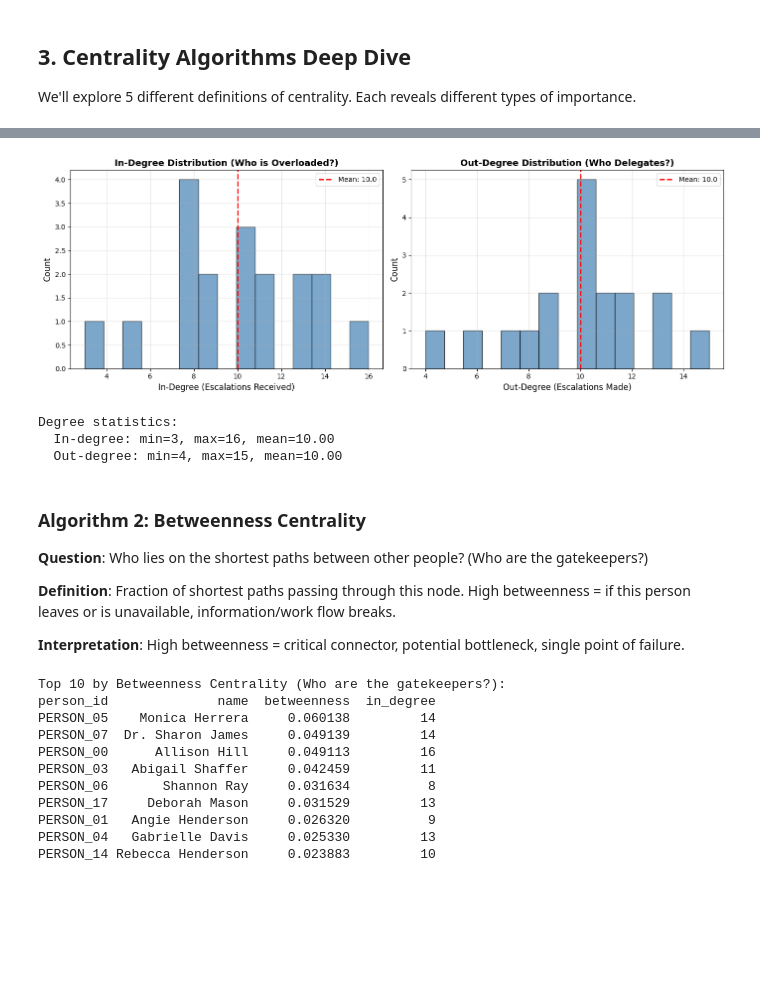
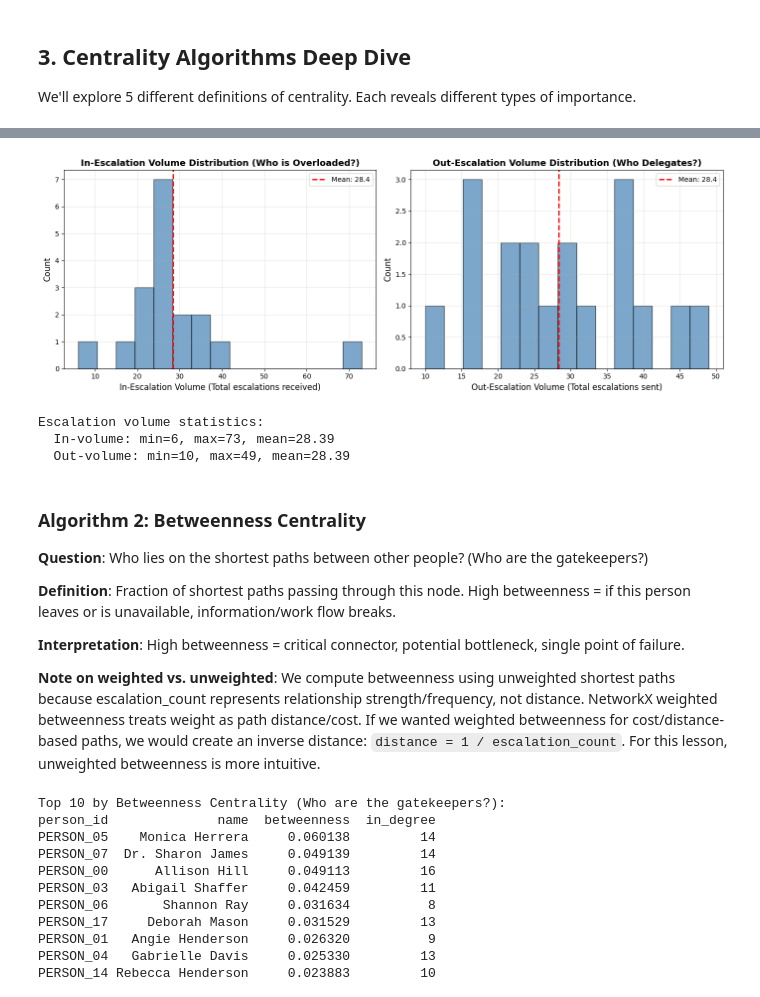
Before and after one commit to marekkucak/graph-analysis-course, a Jupyter notebook: notebooks/04_centrality_algorithms.ipynb, the cells around one changed output, grey strips where cells are left out. Drawn from its saved outputs; the diff is of its cells as text; code cells hidden in the pictures; blank space fills up the shorter version.

```diff
--- a/notebooks/04_centrality_algorithms.ipynb
+++ b/notebooks/04_centrality_algorithms.ipynb
@@ -255,38 +277,38 @@ PERSON_00     Allison Hill         16          10
 # %%
-# Visualize in-degree distribution
+# Visualize escalation volume distribution
 fig, axes = plt.subplots(1, 2, figsize=(14, 5))
 
-# In-degree histogram
-in_degrees = list(in_degree_count.values())
-axes[0].hist(in_degrees, bins=15, color='steelblue', edgecolor='black', alpha=0.7)
-axes[0].axvline(np.mean(in_degrees), color='red', linestyle='--', linewidth=2, label=f'Mean: {np.mean(in_degrees):.1f}')
-axes[0].set_xlabel('In-Degree (Escalations Received)', fontsize=12)
+# In-escalation volume histogram
+in_volumes = list(in_escalation_volume.values())
+axes[0].hist(in_volumes, bins=15, color='steelblue', edgecolor='black', alpha=0.7)
+axes[0].axvline(np.mean(in_volumes), color='red', linestyle='--', linewidth=2, label=f'Mean: {np.mean(in_volumes):.1f}')
+axes[0].set_xlabel('In-Escalation Volume (Total escalations received)', fontsize=12)
 axes[0].set_ylabel('Count', fontsize=12)
-axes[0].set_title('In-Degree Distribution (Who is Overloaded?)', fontsize=13, fontweight='bold')
+axes[0].set_title('In-Escalation Volume Distribution (Who is Overloaded?)', fontsize=13, fontweight='bold')
 axes[0].legend()
 axes[0].grid(True, alpha=0.3)
 
-# Out-degree histogram
-out_degrees = list(out_degree_count.values())
-axes[1].hist(out_degrees, bins=15, color='steelblue', edgecolor='black', alpha=0.7)
-axes[1].axvline(np.mean(out_degrees), color='red', linestyle='--', linewidth=2, label=f'Mean: {np.mean(out_degrees):.1f}')
-axes[1].set_xlabel('Out-Degree (Escalations Made)', fontsize=12)
+# Out-escalation volume histogram
+out_volumes = list(out_escalation_volume.values())
+axes[1].hist(out_volumes, bins=15, color='steelblue', edgecolor='black', alpha=0.7)
+axes[1].axvline(np.mean(out_volumes), color='red', linestyle='--', linewidth=2, label=f'Mean: {np.mean(out_volumes):.1f}')
+axes[1].set_xlabel('Out-Escalation Volume (Total escalations sent)', fontsize=12)
 axes[1].set_ylabel('Count', fontsize=12)
-axes[1].set_title('Out-Degree Distribution (Who Delegates?)', fontsize=13, fontweight='bold')
+axes[1].set_title('Out-Escalation Volume Distribution (Who Delegates?)', fontsize=13, fontweight='bold')
 axes[1].legend()
 axes[1].grid(True, alpha=0.3)
 
 plt.tight_layout()
 plt.show()
 
-print(f"Degree statistics:")
-print(f"  In-degree: min={min(in_degrees)}, max={max(in_degrees)}, mean={np.mean(in_degrees):.2f}")
-print(f"  Out-degree: min={min(out_degrees)}, max={max(out_degrees)}, mean={np.mean(out_degrees):.2f}")
+print(f"Escalation volume statistics:")
+print(f"  In-volume: min={min(in_volumes)}, max={max(in_volumes)}, mean={np.mean(in_volumes):.2f}")
+print(f"  Out-volume: min={min(out_volumes)}, max={max(out_volumes)}, mean={np.mean(out_volumes):.2f}")
 # %% [output]
-[figure, old version]
+[figure, new version]
-Degree statistics:
-  In-degree: min=3, max=16, mean=10.00
-  Out-degree: min=4, max=15, mean=10.00
+Escalation volume statistics:
+  In-volume: min=6, max=73, mean=28.39
+  Out-volume: min=10, max=49, mean=28.39
 # %% [markdown]
 ### Algorithm 2: Betweenness Centrality
 
@@ -295,6 +317,8 @@ Degree statistics:
 **Definition**: Fraction of shortest paths passing through this node. High betweenness = if this person leaves or is unavailable, information/work flow breaks.
 
 **Interpretation**: High betweenness = critical connector, potential bottleneck, single point of failure.
+
+**Note on weighted vs. unweighted**: We compute betweenness using unweighted shortest paths because escalation_count represents relationship strength/frequency, not distance. NetworkX weighted betweenness treats weight as path distance/cost. If we wanted weighted betweenness for cost/distance-based paths, we would create an inverse distance: `distance = 1 / escalation_count`. For this lesson, unweighted betweenness is more intuitive.
 # %%
 # Compute betweenness centrality
 betweenness_centrality = nx.betweenness_centrality(G, weight=None)  # Unweighted first
```
Also changed, not shown: parts of 13 cells of this notebook.
